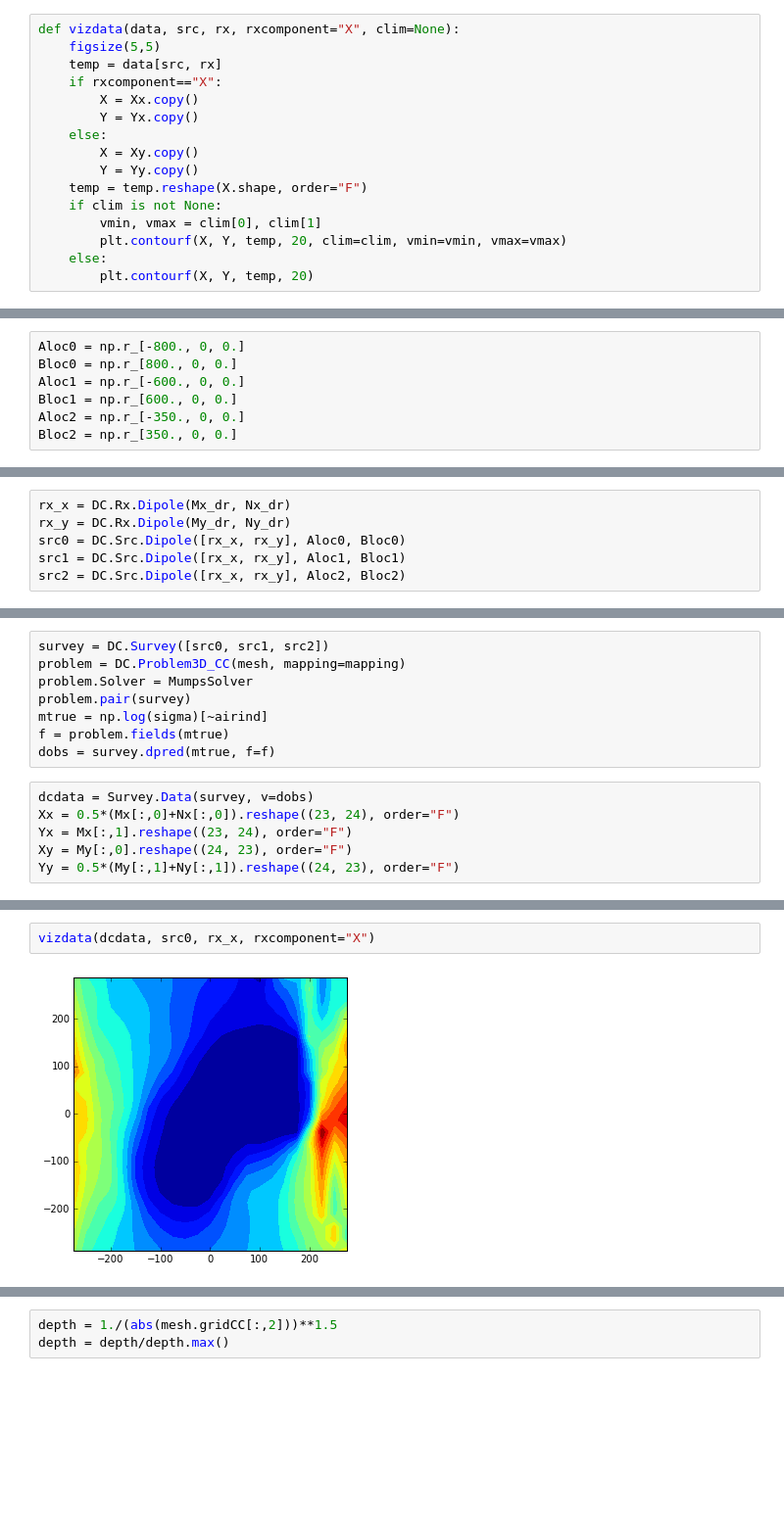
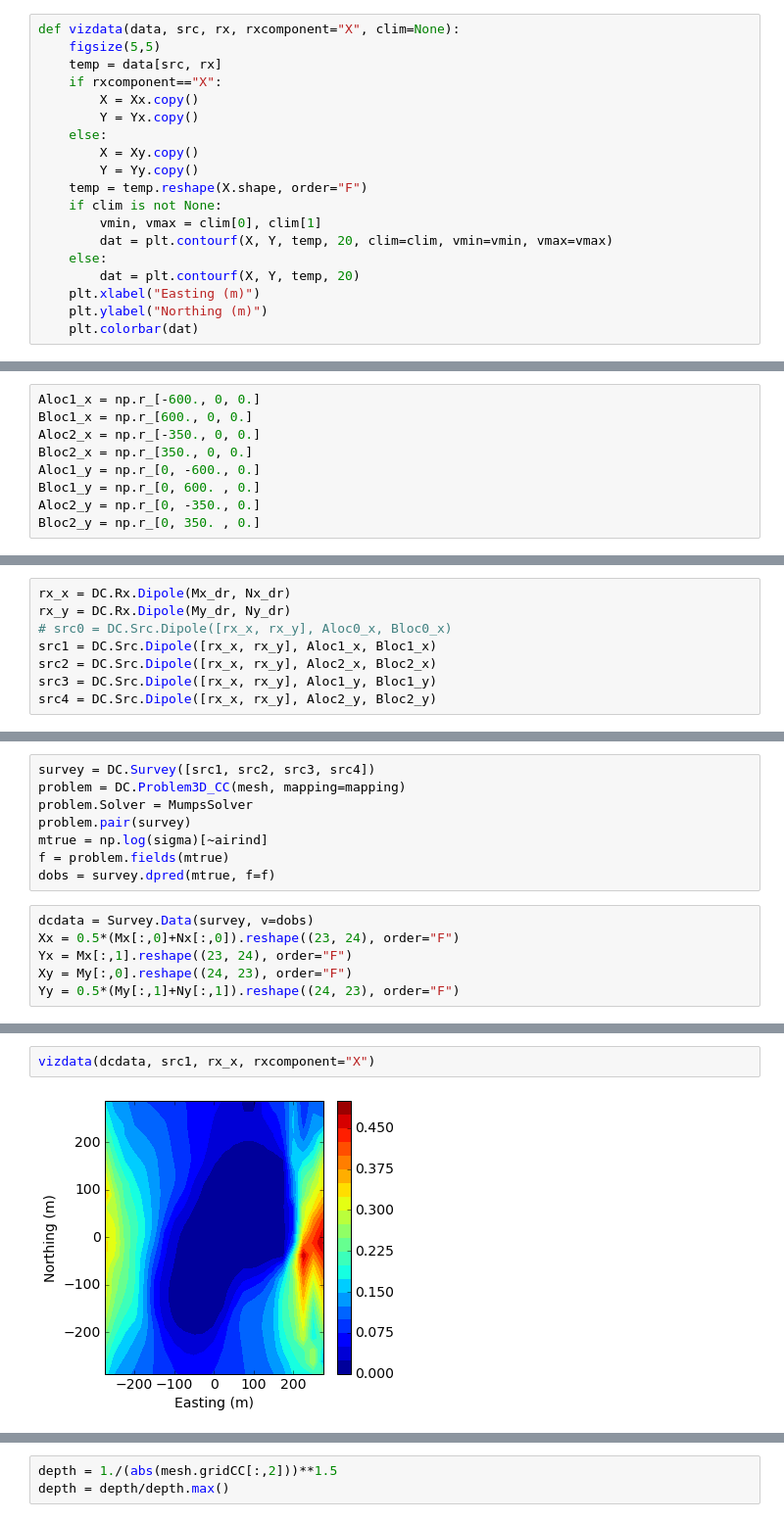
Before and after one commit to simpeg/presentations, a Jupyter notebook: SciPy2016/notebooks/DC/DCinv_Gradient.ipynb, the cells around one changed output, grey strips where cells are left out. Shown at 98% size. Saved outputs shown, nothing was run; the diff lists cells and outputs as text; blank space fills up the shorter version.

```diff
--- a/SciPy2016/notebooks/DC/DCinv_Gradient.ipynb
+++ b/SciPy2016/notebooks/DC/DCinv_Gradient.ipynb
@@ -69,9 +92,12 @@ def vizdata(data, src, rx, rxcomponent="X", clim=None):
     temp = temp.reshape(X.shape, order="F")
     if clim is not None:
         vmin, vmax = clim[0], clim[1]
-        plt.contourf(X, Y, temp, 20, clim=clim, vmin=vmin, vmax=vmax)
+        dat = plt.contourf(X, Y, temp, 20, clim=clim, vmin=vmin, vmax=vmax)
     else:
-        plt.contourf(X, Y, temp, 20)
+        dat = plt.contourf(X, Y, temp, 20)
+    plt.xlabel("Easting (m)")
+    plt.ylabel("Northing (m)")
+    plt.colorbar(dat)
 # %%
 def gettopoCC(mesh, airind):
 # def gettopoCC(mesh, airind):
@@ -94,12 +120,14 @@ def gettopoCC(mesh, airind):
 airind = sigma==1e-8
 mesh2D, topoCC = gettopoCC(mesh, airind)
 # %%
-Aloc0 = np.r_[-800., 0, 0.]
-Bloc0 = np.r_[800., 0, 0.]
-Aloc1 = np.r_[-600., 0, 0.]
-Bloc1 = np.r_[600., 0, 0.]
-Aloc2 = np.r_[-350., 0, 0.]
-Bloc2 = np.r_[350., 0, 0.]
+Aloc1_x = np.r_[-600., 0, 0.]
+Bloc1_x = np.r_[600., 0, 0.]
+Aloc2_x = np.r_[-350., 0, 0.]
+Bloc2_x = np.r_[350., 0, 0.]
+Aloc1_y = np.r_[0, -600., 0.]
+Bloc1_y = np.r_[0, 600. , 0.]
+Aloc2_y = np.r_[0, -350., 0.]
+Bloc2_y = np.r_[0, 350. , 0.]
 # %%
 x = mesh.vectorCCx[np.logical_and(mesh.vectorCCx>-300., mesh.vectorCCx<300.)]
 y = mesh.vectorCCy[np.logical_and(mesh.vectorCCy>-300., mesh.vectorCCy<300.)]
@@ -136,9 +173,11 @@ ax.set_ylim(-1000, 1000)
 # %%
 rx_x = DC.Rx.Dipole(Mx_dr, Nx_dr)
 rx_y = DC.Rx.Dipole(My_dr, Ny_dr)
-src0 = DC.Src.Dipole([rx_x, rx_y], Aloc0, Bloc0)
-src1 = DC.Src.Dipole([rx_x, rx_y], Aloc1, Bloc1)
-src2 = DC.Src.Dipole([rx_x, rx_y], Aloc2, Bloc2)
+# src0 = DC.Src.Dipole([rx_x, rx_y], Aloc0_x, Bloc0_x)
+src1 = DC.Src.Dipole([rx_x, rx_y], Aloc1_x, Bloc1_x)
+src2 = DC.Src.Dipole([rx_x, rx_y], Aloc2_x, Bloc2_x)
+src3 = DC.Src.Dipole([rx_x, rx_y], Aloc1_y, Bloc1_y)
+src4 = DC.Src.Dipole([rx_x, rx_y], Aloc2_y, Bloc2_y)
 # %%
 expmap = Maps.ExpMap(mesh)
 actmap = Maps.InjectActiveCells(mesh, ~airind, np.log(1e-8))
@@ -146,7 +185,7 @@ mapping = expmap*actmap
 # %%
 m0 = np.ones_like(sigma)[~airind]*np.log(1e-4)
 # %%
-survey = DC.Survey([src0, src1, src2])
+survey = DC.Survey([src1, src2, src3, src4])
 problem = DC.Problem3D_CC(mesh, mapping=mapping)
 problem.Solver = MumpsSolver
 problem.pair(survey)
@@ -162,5 +225,5 @@ Yy = 0.5*(My[:,1]+Ny[:,1]).reshape((24, 23), order="F")
 # %%
-vizdata(dcdata, src0, rx_x, rxcomponent="X")
+vizdata(dcdata, src1, rx_x, rxcomponent="X")
 # %% [output]
-[figure, old version]
+[figure, new version]
 # %%
```
Also changed, not shown: parts of 43 cells of this notebook, 5 other files.
